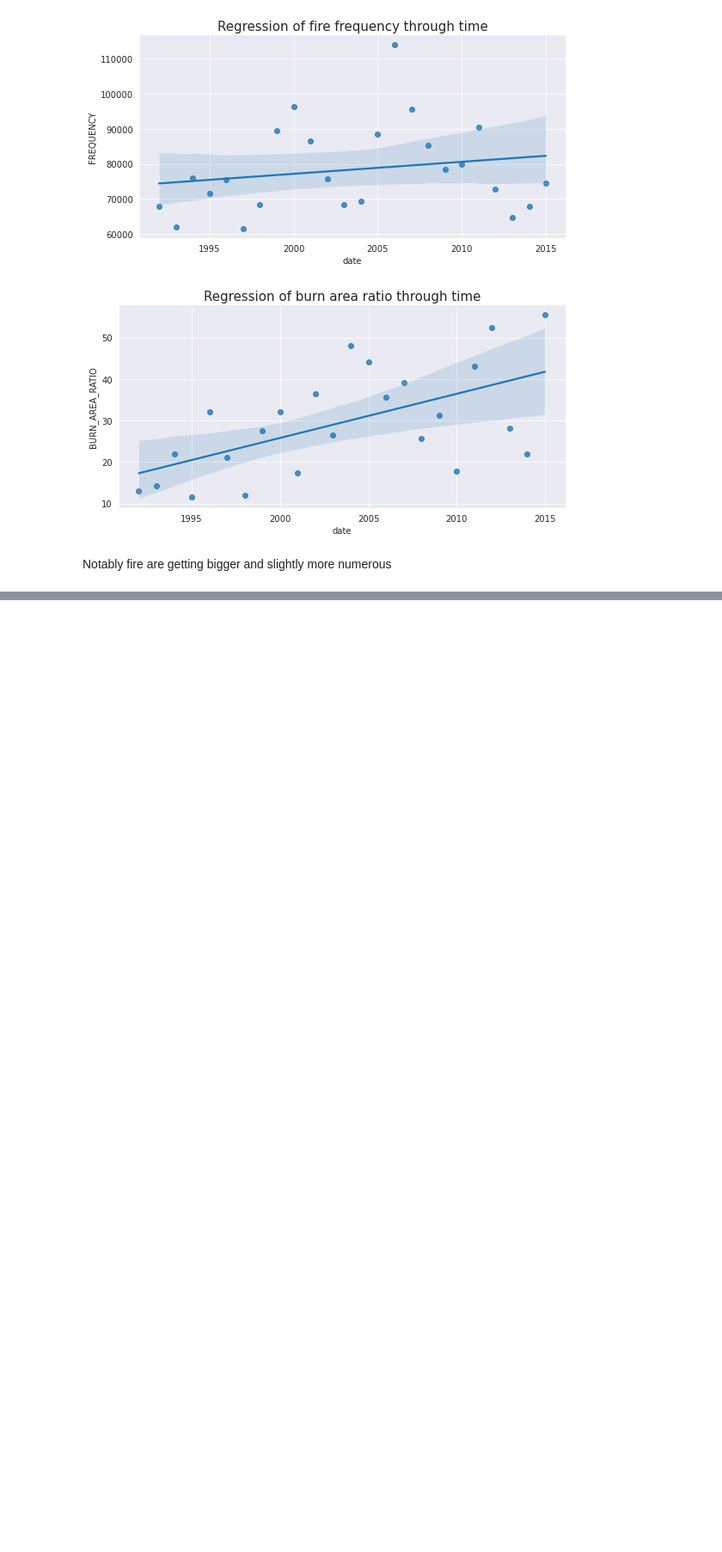
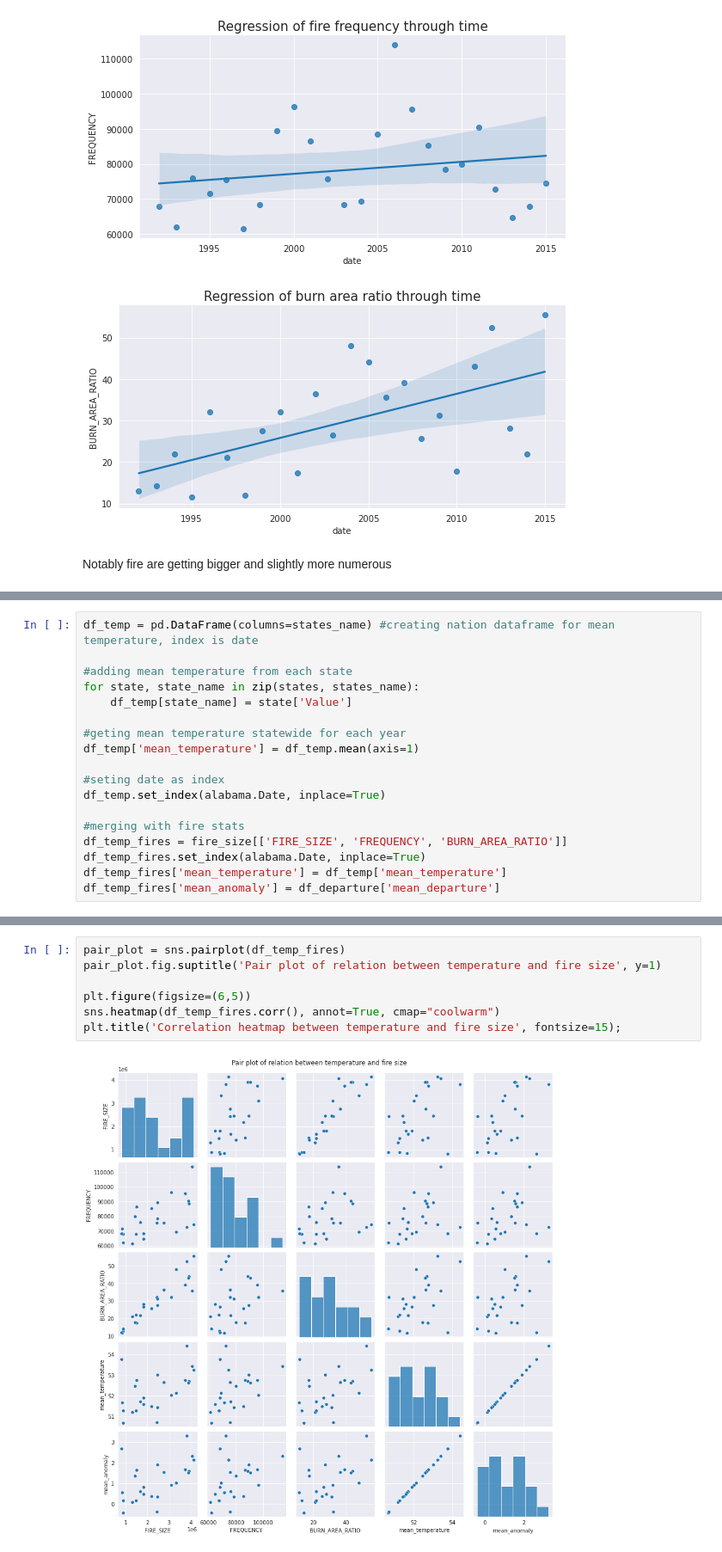
Before and after one commit to Coincoin-Dataduck/wildefires-da, a Jupyter notebook: hausse des temperature/global_warming analysis.ipynb, the cells around one changed output, grey strips where cells are left out. Shown at 86% size. Saved outputs shown, nothing was run; the diff lists cells and outputs as text; blank space fills up the shorter version.

Commit message:
:monocle_face: correlation analysis between fire and temperature rise

```diff
--- a/hausse des temperature/global_warming analysis.ipynb
+++ b/hausse des temperature/global_warming analysis.ipynb
@@ -282,0 +278,18 @@ Notably fire are getting bigger and slightly more numerous
+# %%
+df_temp = pd.DataFrame(columns=states_name) #creating nation dataframe for mean temperature, index is date
+
+#adding mean temperature from each state
+for state, state_name in zip(states, states_name):
+    df_temp[state_name] = state['Value']
+
+#geting mean temperature statewide for each year
+df_temp['mean_temperature'] = df_temp.mean(axis=1)
+
+#seting date as index
+df_temp.set_index(alabama.Date, inplace=True)
+
+#merging with fire stats
+df_temp_fires = fire_size[['FIRE_SIZE', 'FREQUENCY', 'BURN_AREA_RATIO']]
+df_temp_fires.set_index(alabama.Date, inplace=True)
+df_temp_fires['mean_temperature'] = df_temp['mean_temperature']
+df_temp_fires['mean_anomaly'] = df_departure['mean_departure']
@@ -282,0 +307,9 @@ Notably fire are getting bigger and slightly more numerous
+# %%
+pair_plot = sns.pairplot(df_temp_fires)
+pair_plot.fig.suptitle('Pair plot of relation between temperature and fire size', y=1)
+
+plt.figure(figsize=(6,5))
+sns.heatmap(df_temp_fires.corr(), annot=True, cmap="coolwarm")
+plt.title('Correlation heatmap between temperature and fire size', fontsize=15);
+# %% [output]
+[figure, added]
```
Also changed, not shown: parts of 4 cells of this notebook.
